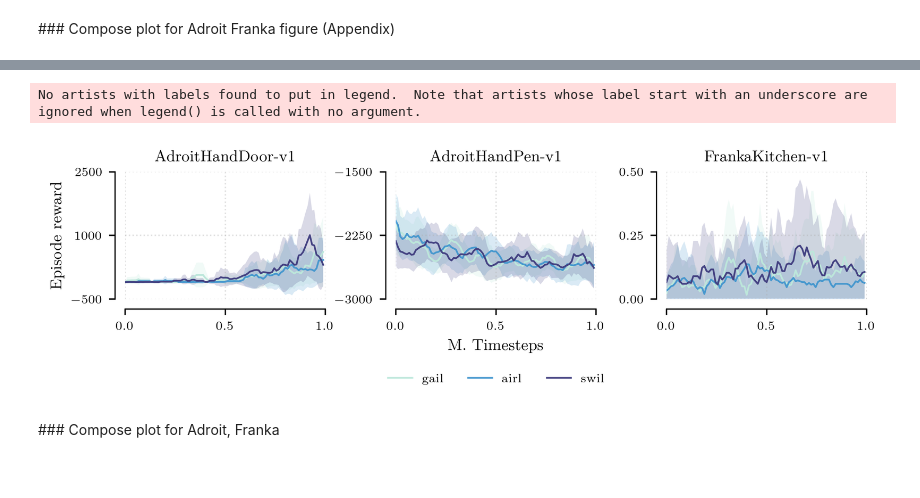
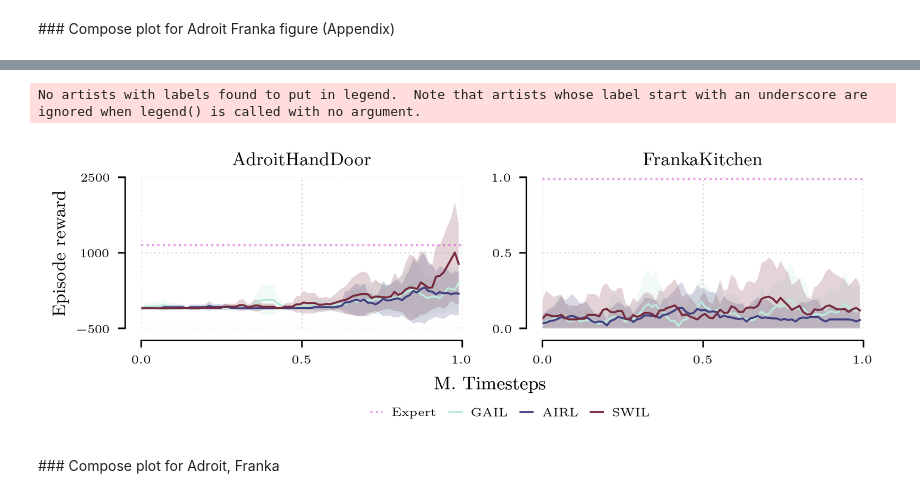
Before and after one commit to iov9000/cleanrl, a Jupyter notebook: cleanrl/notebooks/load_results_comp_.ipynb, the cells around one changed output, grey strips where cells are left out. Cells and saved outputs as stored; diff of their text form; code cells hidden in the pictures.

```diff
--- a/cleanrl/notebooks/load_results_comp_.ipynb
+++ b/cleanrl/notebooks/load_results_comp_.ipynb
@@ -444,7 +444,7 @@ linecycler = cycle(linestyle_tuple[:NUM_COLORS])
 
 text_width = 6.6
 text_height = 9.0
-fig,ax = plt.subplots(1,3, dpi=400, figsize=[5.5, 1.6])
+fig,ax = plt.subplots(1,3, dpi=400, figsize=[5.0, 1.2])
 #fig.tight_layout(w_pad=1, h_pad=1)
 fig.tight_layout(h_pad=-0.5,w_pad=-0.5)
 
@@ -465,7 +465,7 @@ for ss in sss:
 
                 if algo == 'td3':
                     n_d = 1
-                ax[i].axhline(env_exp[j], xmin=0, xmax=1, c='m', lw=1, linestyle='dotted', alpha=0.4)
+                ax[i].axhline(env_exp[j], xmin=0, xmax=1, c='m', lw=1, linestyle='dotted', label='Expert', alpha=0.4)
 
                 if i > 0:
                     ax[i].spines[['top', 'left', 'right']].set_visible(False)
@@ -523,7 +523,7 @@ for ss in sss:
                         ax[i].plot(x, mu,lw=1, label=lbl)#, linestyle=next(linecycler)[-1])
                         ax[i].fill_between(x,mu+std, mu-std, alpha=0.1)
 
-            ax[1].legend(loc='upper center', bbox_to_anchor=(0.5, -0.4), fancybox=False, shadow=False, frameon=False, ncol=8)
+            ax[1].legend(loc='upper center', bbox_to_anchor=(0.5, -0.5), fancybox=False, shadow=False, frameon=False, ncol=8)
             ax[1].set_xlabel('M. Timesteps')
             ax[0].set_ylabel('Episode reward')
 
@@ -731,4 +690,4 @@ d_gail_adrfra, d_gail_adrfra_mustd  = process_results(envs, results_gail_adrfra,
 #d_pwil_adrfra, d_pwil_adrfra_mustd  = process_results(envs, results_pwil_adrfra, ['use_actions', 'n_demos'], ['True', '10'], sss=[1], n_demos=[10])
 d_airl_adrfra, d_airl_adrfra_mustd  = process_results(envs, results_airl_adrfra, ['subsample', 'n_demos', 'use_actions', 'lip_coeff'], ['1', '10', 'True', '0'], sss=[1], n_demos=[10])
 
-d_mustds_adrfra = {'gail':d_gail_adrfra_mustd, 'airl': d_airl_adrfra_mustd, 'swil': d_swil_adrfra_mustd}
+d_mustds_adrfra = {'GAIL':d_gail_adrfra_mustd, 'AIRL': d_airl_adrfra_mustd, 'SWIL': d_swil_adrfra_mustd}
@@ -735,13 +707,16 @@ d_mustds_adrfra = {'gail':d_gail_adrfra_mustd, 'airl': d_airl_adrfra_mustd, 'swi
 # %%
-envs = ['AdroitHandDoor-v1', 'AdroitHandPen-v1', 'FrankaKitchen-v1']
+#envs = ['AdroitHandDoor-v1', 'AdroitHandPen-v1', 'FrankaKitchen-v1']
+envs = ['AdroitHandDoor-v1', 'FrankaKitchen-v1']
+
 n_demos = [10]
 sss = [1]
 text_width = 6.5
 text_height = 9.0
 subsample_plot = 1
-fig,ax = plt.subplots(1,3, dpi=400, figsize=[text_width, 1.5])
+fig,ax = plt.subplots(1,2, dpi=400, figsize=[5.5, 1.5])
 fig.tight_layout(w_pad=2, h_pad=2)
 #plt.tight_layout()
+env_exp_ss_af = [1156, .99]
 
 for n_d in n_demos:
     for j_, env in enumerate(envs):
@@ -756,8 +731,9 @@ for n_d in n_demos:
 
 
             ax[j].set_prop_cycle('color', [cm(1.*i/NUM_COLORS) for i in range(NUM_COLORS)])
+            ax[j].axhline(env_exp_ss_af[j_], xmin=0, xmax=1, c='m', lw=1, linestyle='dotted', label='Expert', alpha=0.4)
 
-            ax[j].set_title(env)
+            ax[j].set_title(env.replace('-v1',''))
 
             #ax[1].set_title('Ant-v3')
             #ax[4].set_title('Humanoid-v3')
@@ -780,41 +756,44 @@ for n_d in n_demos:
 
             for k,v in d_mustds_adrfra.items():
                 mu,std = v[env][n_d][ss]
                 mu,std = smooth_mu_std(mu,std)
                 mu = mu[::subsample_plot]
                 std = std[::subsample_plot]
 
                 x = np.arange(len(mu))/len(mu)
                 if 'swil' in k:
                     marker = '.'
                 else:
                     marker = '+'
                 ax[j].plot(x, mu,lw=1, label=f"{k}")#, linestyle=next(linecycler)[-1])
                 ax[j].fill_between(x,mu+std, mu-std, alpha=0.2)
 
 
             # set specific
             #ax[i_].set_ylim(-2000, 4000)
             #ax[i_].set_yticks([-2000, 1500, 5000])
             #ax[j].set_ylim(0, 7000)
             #ax[j].set_yticks([0, 3500, 7000])
-        ax[1].legend(loc='upper center', bbox_to_anchor=(0.5, -0.5), fancybox=False, shadow=False, frameon=False, ncol=8)
-        ax[1].set_xlabel('M. Timesteps')
+        #ax[1].legend(loc='upper center', bbox_to_anchor=(0.5, -0.5), fancybox=False, shadow=False, frameon=False, ncol=8)
+        ax[1].legend(loc='upper center', bbox_to_anchor=(-.1, -0.45), fancybox=False, shadow=False, frameon=False, ncol=8, columnspacing=1.0, handlelength=1.0)
+
+        #ax[1].set_xlabel('M. Timesteps')
         ax[0].set_ylabel('Episode reward')
 
         ax[0].set_ylim(-500, 2500)
         ax[0].set_yticks([-500, 1000, 2500])
-        ax[1].set_ylim(-3000, -1500)
-        ax[1].set_yticks([-3000, -2250, -1500])
-        ax[2].set_ylim(0.0, 0.5)
-        ax[2].set_yticks([0, 0.25, 0.5])
+        #ax[1].set_ylim(-3000, -1500)
+        #ax[1].set_yticks([-3000, -2250, -1500])
+        ax[1].set_ylim(0.0, 1.0)
+        ax[1].set_yticks([0, 0.5, 1.0])
         #ax[i_].set_ylim(-2000, 5000)
         #ax[i_].set_yticks([-2000, 1500, 5000])
+        fig.text(0.5, -0.05, 'M. Timesteps', ha='center', va='center')
 
-fig.savefig(f"testfig3.pdf", bbox_inches='tight', pad_inches=0.01)
+fig.savefig(f"SW_AdroitFranka.pdf", bbox_inches='tight', pad_inches=0.01)
 # %% [output]
 No artists with labels found to put in legend.  Note that artists whose label start with an underscore are ignored when legend() is called with no argument.
-[figure, old version]
+[figure, new version]
 # %% [markdown]
 ### Compose plot for Adroit, Franka
 # %% [markdown]
```
Also changed, not shown: parts of 4 cells of this notebook, 13 other files.
